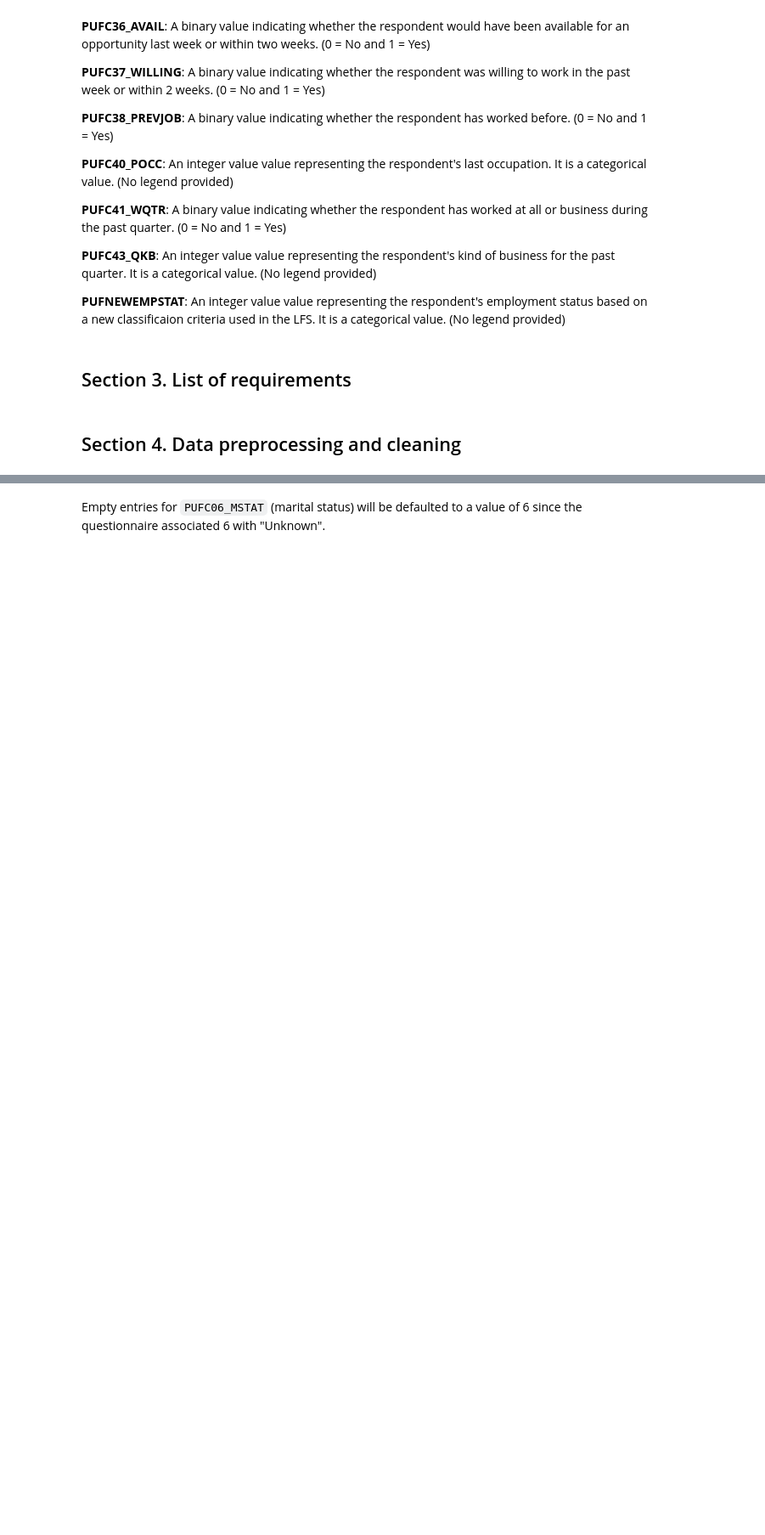
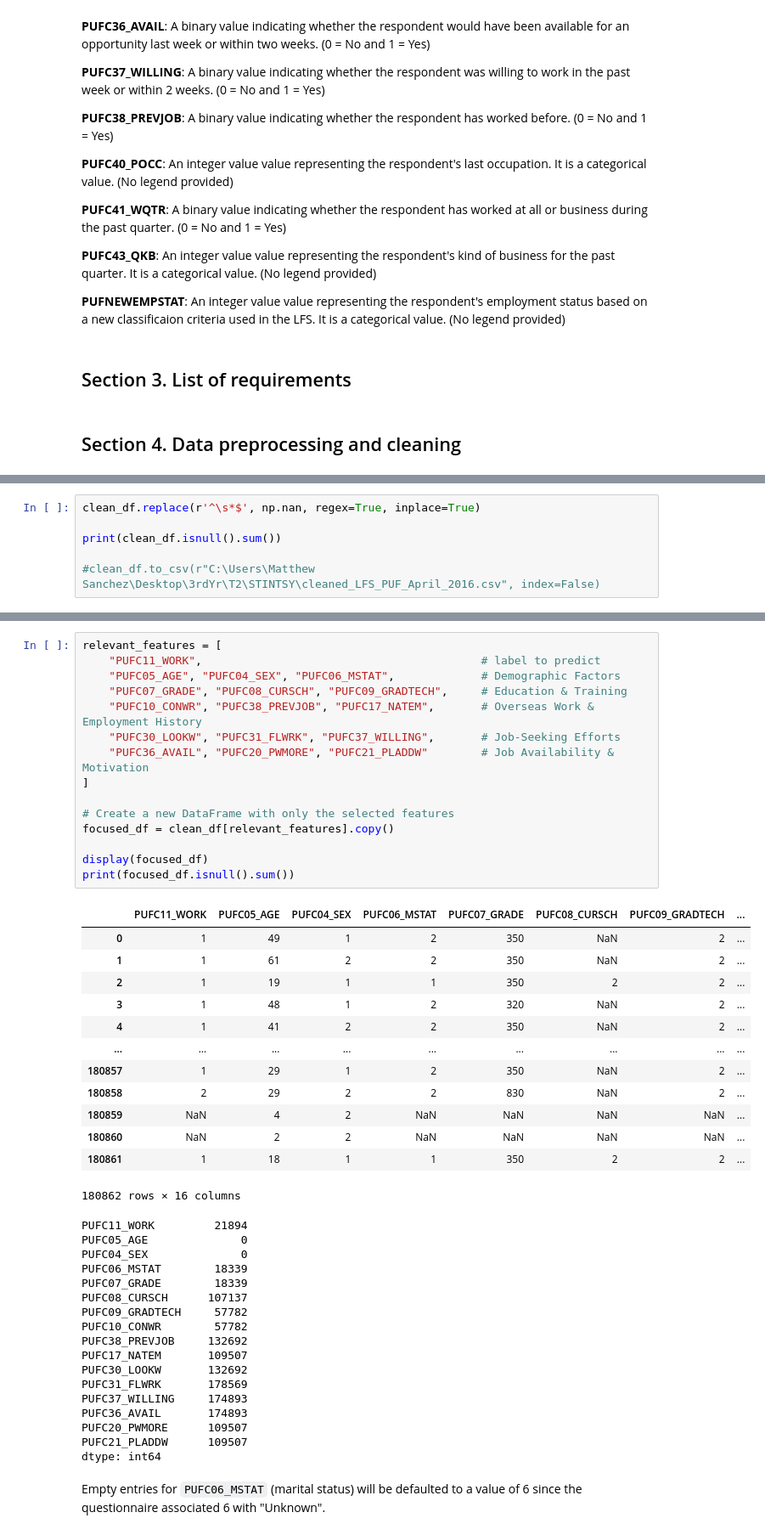
Before and after one commit to MatthewHeinz/STINTSY_MCO1, a Jupyter notebook: MCO1.ipynb, the cells around one changed output, grey strips where cells are left out. Shown: that part at 85% size. Drawn from its saved outputs; the diff is of its cells as text; blank space fills up the shorter version.

```diff
--- a/MCO1.ipynb
+++ b/MCO1.ipynb
@@ -221,0 +226,6 @@ The presence of the whitespaces is due to the nature of the dataset which came f
+# %%
+clean_df.replace(r'^\s*$', np.nan, regex=True, inplace=True)
+
+print(clean_df.isnull().sum())
+
+#clean_df.to_csv(r"C:\Users\Matthew Sanchez\Desktop\3rdYr\T2\STINTSY\cleaned_LFS_PUF_April_2016.csv", index=False)
@@ -222,2 +279,48 @@ The presence of the whitespaces is due to the nature of the dataset which came f
+# %%
+relevant_features = [
+    "PUFC11_WORK",                                          # label to predict
+    "PUFC05_AGE", "PUFC04_SEX", "PUFC06_MSTAT",             # Demographic Factors
+    "PUFC07_GRADE", "PUFC08_CURSCH", "PUFC09_GRADTECH",     # Education & Training
+    "PUFC10_CONWR", "PUFC38_PREVJOB", "PUFC17_NATEM",       # Overseas Work & Employment History
+    "PUFC30_LOOKW", "PUFC31_FLWRK", "PUFC37_WILLING",       # Job-Seeking Efforts
+    "PUFC36_AVAIL", "PUFC20_PWMORE", "PUFC21_PLADDW"        # Job Availability & Motivation
+]
+
+# Create a new DataFrame with only the selected features
+focused_df = clean_df[relevant_features].copy()
+
+display(focused_df)
+print(focused_df.isnull().sum())
+# %% [output]
+|  | PUFC11_WORK | PUFC05_AGE | PUFC04_SEX | PUFC06_MSTAT | PUFC07_GRADE | PUFC08_CURSCH | PUFC09_GRADTECH | ... |
+| 0 | 1 | 49 | 1 | 2 | 350 | NaN | 2 | ... |
+| 1 | 1 | 61 | 2 | 2 | 350 | NaN | 2 | ... |
+| 2 | 1 | 19 | 1 | 1 | 350 | 2 | 2 | ... |
+| 3 | 1 | 48 | 1 | 2 | 320 | NaN | 2 | ... |
+| 4 | 1 | 41 | 2 | 2 | 350 | NaN | 2 | ... |
+| ... | ... | ... | ... | ... | ... | ... | ... | ... |
+| 180857 | 1 | 29 | 1 | 2 | 350 | NaN | 2 | ... |
+| 180858 | 2 | 29 | 2 | 2 | 830 | NaN | 2 | ... |
+| 180859 | NaN | 4 | 2 | NaN | NaN | NaN | NaN | ... |
+| 180860 | NaN | 2 | 2 | NaN | NaN | NaN | NaN | ... |
+| 180861 | 1 | 18 | 1 | 1 | 350 | 2 | 2 | ... |
+180862 rows × 16 columns
+PUFC11_WORK         21894
+PUFC05_AGE              0
+PUFC04_SEX              0
+PUFC06_MSTAT        18339
+PUFC07_GRADE        18339
+PUFC08_CURSCH      107137
+PUFC09_GRADTECH     57782
+PUFC10_CONWR        57782
+PUFC38_PREVJOB     132692
+PUFC17_NATEM       109507
+PUFC30_LOOKW       132692
+PUFC31_FLWRK       178569
+PUFC37_WILLING     174893
+PUFC36_AVAIL       174893
+PUFC20_PWMORE      109507
+PUFC21_PLADDW      109507
+dtype: int64
 # %% [markdown]
 Empty entries for `PUFC06_MSTAT` (marital status) will be defaulted to a value of 6 since the questionnaire associated 6 with "Unknown".
```
Also changed, not shown: parts of 77 cells of this notebook.
